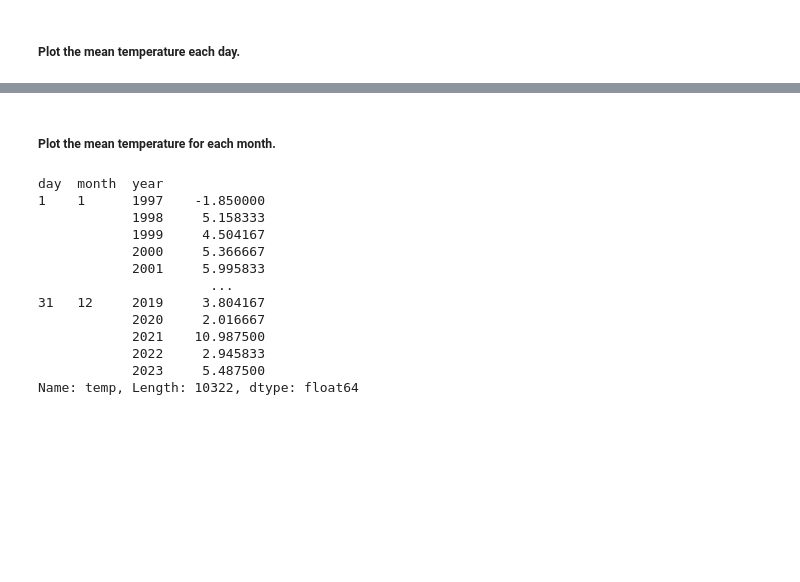
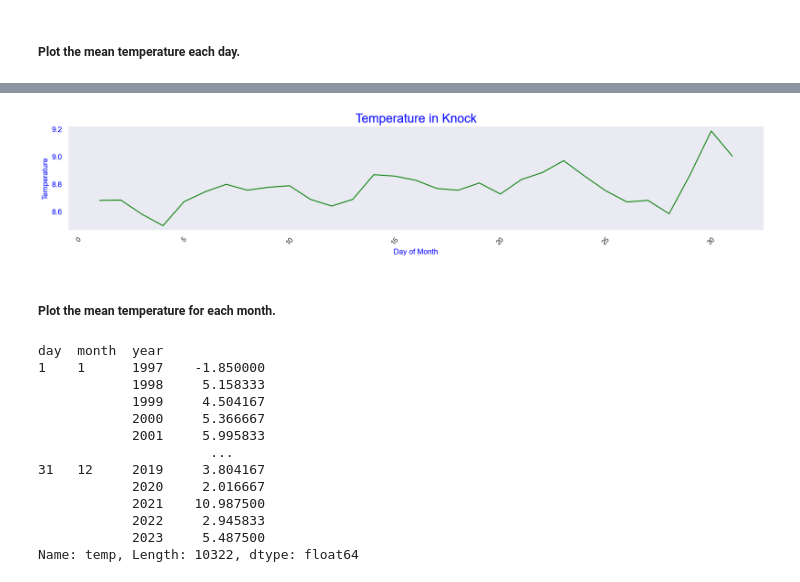
Before and after one commit to Jennyicano/PFDA, a Jupyter notebook: assignments/assignment_6_Weather.ipynb, the cells around one changed output, grey strips where cells are left out. Drawn from its saved outputs; the diff is of its cells as text; code cells hidden in the pictures; blank space fills up the shorter version.

```diff
--- a/assignments/assignment_6_Weather.ipynb
+++ b/assignments/assignment_6_Weather.ipynb
@@ -250,10 +178,0 @@ plt.xticks(rotation=45)
-# %%
-df_reset = df.reset_index()
-date = df_reset['date']
-mean_temperature = df.groupby('day')['temp'].mean()
-
-sns.lineplot(x=date, y=mean_temperature)
-sns.set(rc={'figure.figsize':(20, 3)})
-plt.title("Mean Temperature in Knock Each Day", fontsize=14, color='blue')
-plt.xlabel("Date", fontsize=12, color='blue')
-plt.xticks(rotation=45)
@@ -274,0 +179,5 @@ plt.xticks(rotation=45)
+# %%
+# Get together the year, month and day columns into a single column.
+
+df['date']=pd.to_datetime(df[['year', 'month', 'day']])
+df['date']
@@ -275,3 +197,28 @@ plt.xticks(rotation=45)
+# %%
+df['daily'] = pd.to_datetime(df['date'], errors='coerce').dt.day
+df['month'] = pd.to_datetime(df['date'], errors='coerce').dt.month
+df['yearly'] = pd.to_datetime(df['date'], errors='coerce').dt.year
+
+df['daily_temp'] = df.groupby(['daily', 'month', 'yearly'])['temp'].transform('mean')
+df['daily_temp']
+
+mean_temp = df.groupby('daily')['daily_temp'].mean()
+
+# Plotting the data
+fig, ax = plt.subplots()
+ax.plot(mean_temp.index, mean_temp, color='green')
+ax.set(xlabel="Day of Month", ylabel="Temperature", title="Temperature in Knock")
+ax.title.set_color('blue')
+ax.title.set_fontsize(20)
+ax.xaxis.label.set_color('blue')
+ax.yaxis.label.set_color('blue')
+plt.xlabel("Day of Month", fontsize=12, color='blue')
+plt.xticks(rotation=45)
+plt.yticks(fontsize=12, color='blue')
+ax.grid()
+plt.show()
+# %% [output]
+[figure, added]
 # %% [markdown]
 ##### Plot the mean temperature for each month.
 # %%
```
Also changed, not shown: parts of 12 cells of this notebook.
